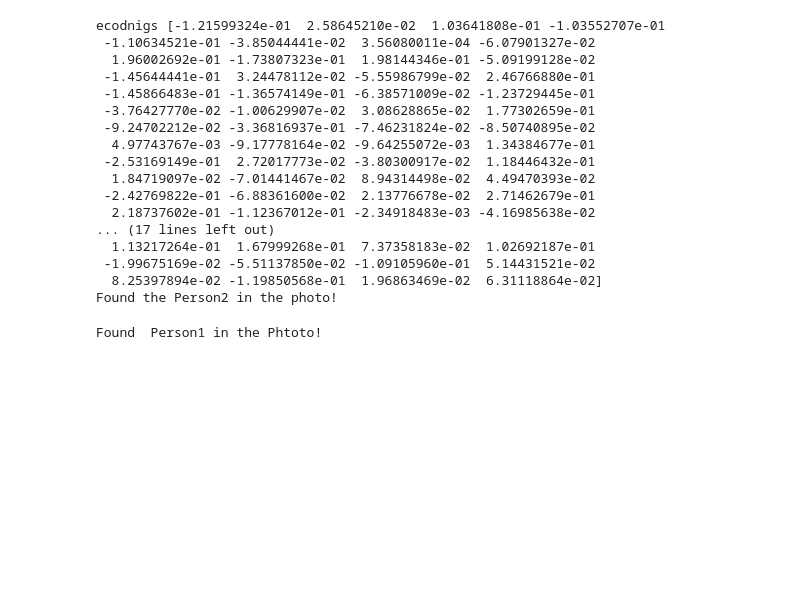
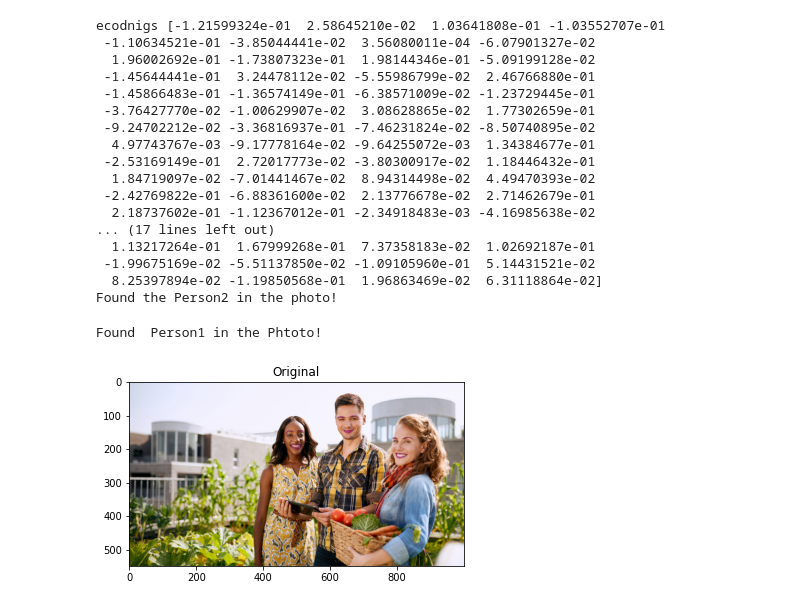
Before and after one commit to yravindra/facedetection, a Jupyter notebook: FaceDetection.ipynb, the cells around one changed output. Cells and saved outputs as stored; diff of their text form; code cells hidden in the pictures; blank space fills up the shorter version.

```diff
--- a/FaceDetection.ipynb
+++ b/FaceDetection.ipynb
@@ -226,7 +227,7 @@ known_face_encodings = [
 ]
 
 #load the images we want to check
-unknown_face_encoding = face_recognition.load_image_file("/content/sample_data/unknown_8.jpg")
+unknown_image = face_recognition.load_image_file("/content/sample_data/unknown_8.jpg")
 
 #Get face encodings for any people in the picture
 face_location = face_recognition.face_locations(unknown_image,number_of_times_to_upsample=2)
@@ -247,3 +248,37 @@ for unknown_face_encoding in unknown_face_encodings:
   print(f"Found  {name} in the Phtoto!")
 # %% [output]
 Found  Person1 in the Phtoto!
+# %%
+# Digital make up file code
+#load the jpg file into numpy array
+image = face_recognition.load_image_file("/content/sample_data/unknown_2.jpg")
+
+#find all the facial feature in all the faces in the image
+face_landmarks_list = face_recognition.face_landmarks(image)
+
+#Load the image into a Python Image Library so that we can draw top of it and display it
+pil_image = Image.fromarray(image)
+
+#Create the PIL drawing object to be able to draw line later
+d = ImageDraw.Draw(pil_image,"RGBA")
+
+for face_landmarks in face_landmarks_list:
+  #the face landmark model return these featurre
+  #chin,left_eyebrow ,right_eyebrow,nose_bridge,nose_tip,left_eye,right_eye,top_lip,bottom_lip
+  #Draw a line over the eyebrow ,
+  d.line(face_landmarks['left_eyebrow'],fill=(128,0,128,100),width=3)
+  d.line(face_landmarks['right_eyebrow'],fill=(128,0,128,100),width =3)
+
+  #draw over the lips
+  d.polygon(face_landmarks['top_lip'],fill =(128,0,128,100))
+  d.polygon(face_landmarks['bottom_lip'],fill =(128,0,128,100))
+
+#show the final image
+# Display one image
+def display_one(a, title1 = "Original"):
+    plt.imshow(a), plt.title(title1)
+    plt.show()
+
+display_one(pil_image)
+# %% [output]
+[figure, added]
```
Also changed, not shown: parts of 2 cells of this notebook.
